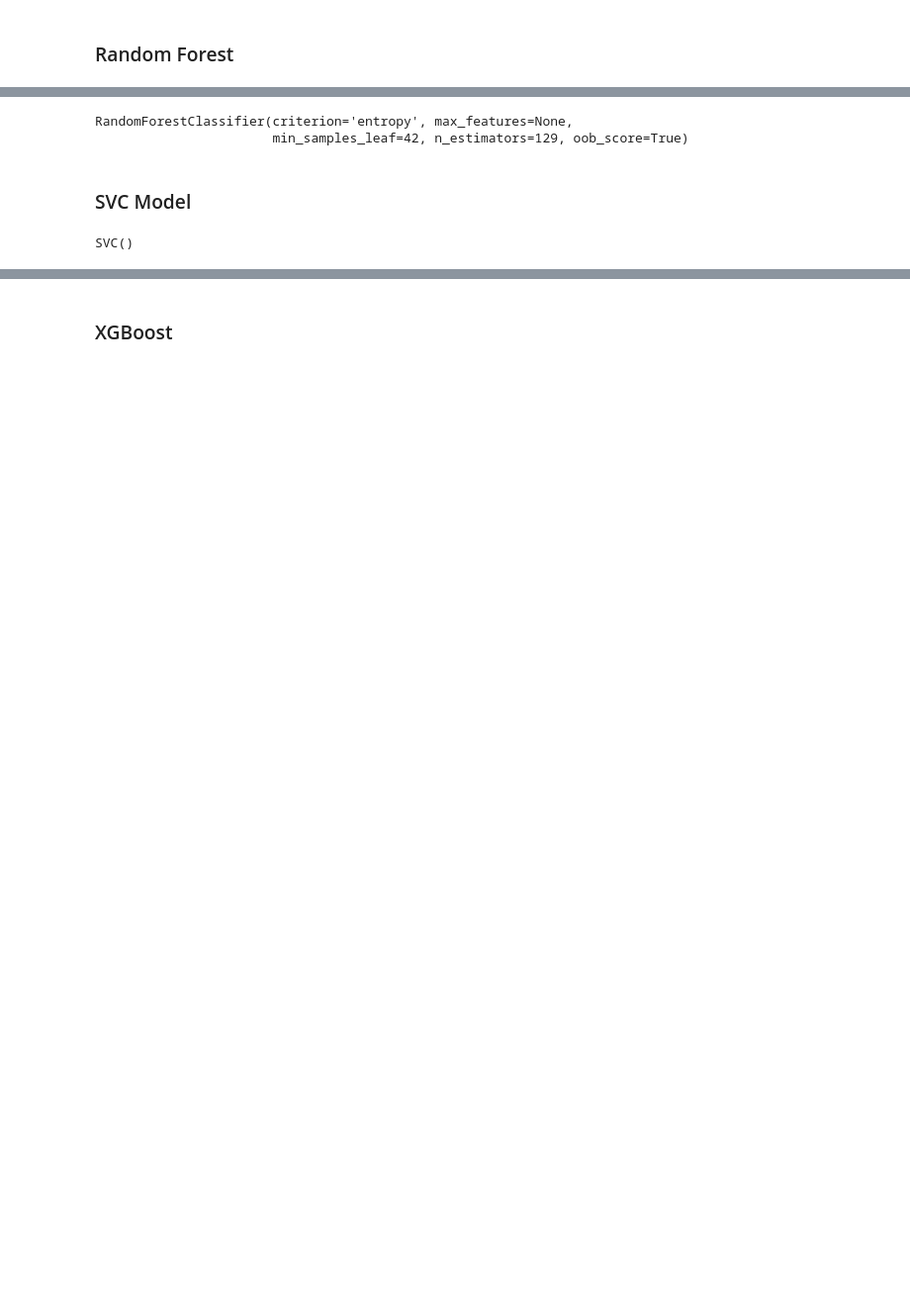
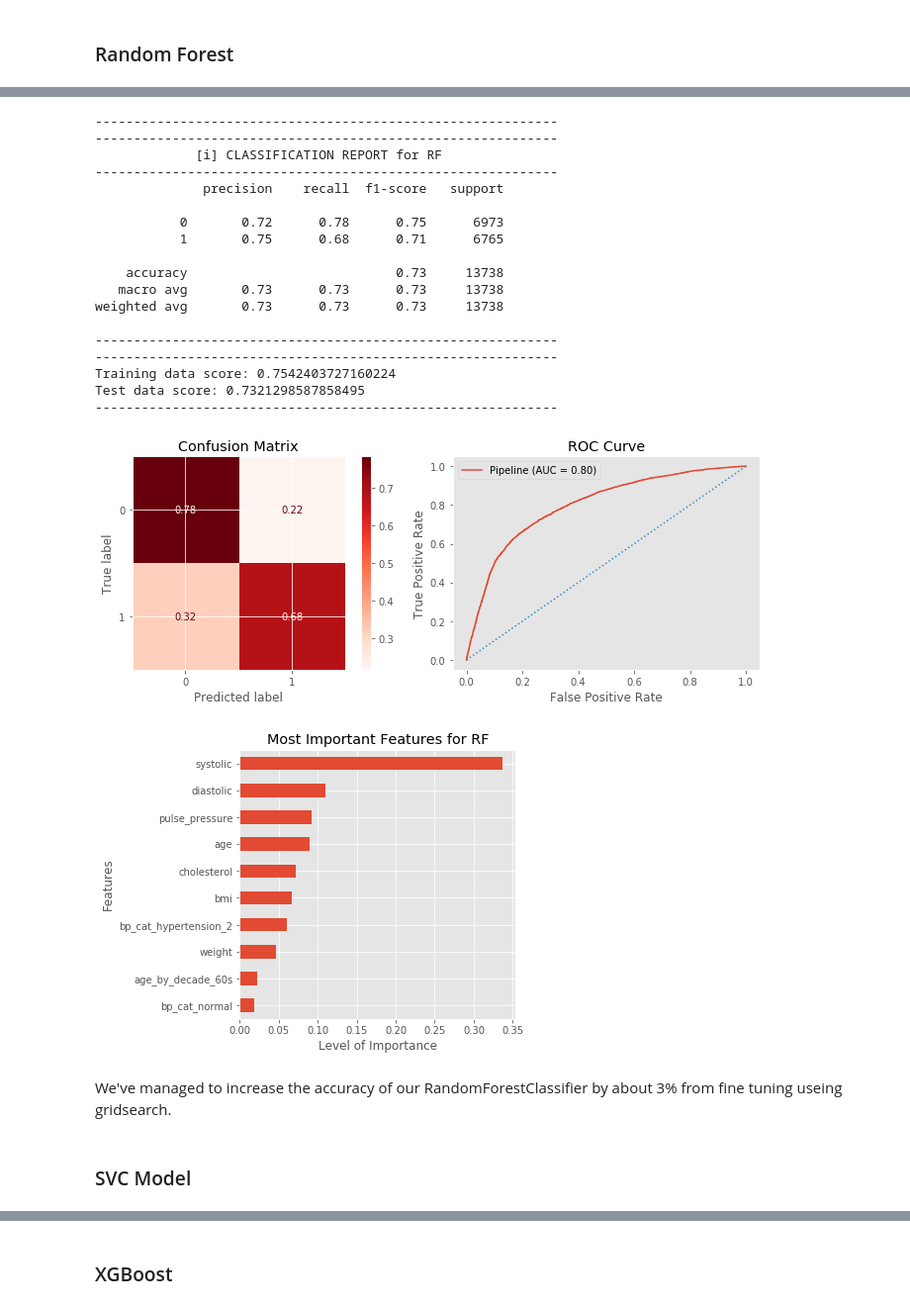
Before and after one commit to Lewis34cs/cvd_factors, a Jupyter notebook: README.ipynb, the cells around one changed output, grey strips where cells are left out. Shown at 99% size. Cells and saved outputs as stored; diff of their text form; code cells hidden in the pictures; blank space fills up the shorter version.

```diff
--- a/README.ipynb
+++ b/README.ipynb
@@ -1101,2 +1152,28 @@ RandomForestClassifier()
+# %%
+def pickling(name, model=None, task='save'):
+    """
+    Definition:
+    Save or load a model using pickle
+
+    Args:
+    name: name you wish to save or load model
+    model: model you want to save
+    task: Specify the type of task you want the function to perform. Can be
+          either 'save' or 'load'
+
+    Returns: model, if task == 'load'
+    """
+    if task == 'save':
+        pickled = name + '.pickle'
+        with open(pickled, 'wb') as f:
+            pickle.dump(model, f, pickle.HIGHEST_PROTOCOL)
+
+    if task == 'load':
+        pickled = name + '.pickle'
+        with open(pickled, 'rb') as f:
+            loaded_model = pickle.load(f)
+        return loaded_model
+# %%
+best_rf = pickling(name='best_rf', task='load')
 # %%
 with sklearn.config_context(display='diagram'):
@@ -1117,3 +1198,0 @@ param_grid = {
-# %%
-best_rf = model_search(multi_pipes['rf'], param_grid, X_train, y_train, X_test, y_test,
-             label='rf', search='random', preprocessed=1, scoring='roc_auc', get_model=1)
@@ -1147,9 +1198,0 @@ with open('best_rf.pickle', 'wb') as f:
-# %%
-# Loading our best RF model
-with open('best-rf.pickle', 'rb') as f:
-    best_rf = pickle.load(f)
-# %%
-best_rf.named_steps['rf']
-# %% [output]
-RandomForestClassifier(criterion='entropy', max_features=None,
-                       min_samples_leaf=42, n_estimators=129, oob_score=True)
@@ -1161,2 +1199,28 @@ RandomForestClassifier(criterion='entropy', max_features=None,
+# %%
+evaluate_classification(best_rf, X_test, y_test, X_train, y_train,
+                       preprocessed=1, label='rf')
+# %% [output]
+------------------------------------------------------------
+------------------------------------------------------------
+             [i] CLASSIFICATION REPORT for RF
+------------------------------------------------------------
+              precision    recall  f1-score   support
+
+           0       0.72      0.78      0.75      6973
+           1       0.75      0.68      0.71      6765
+
+    accuracy                           0.73     13738
+   macro avg       0.73      0.73      0.73     13738
+weighted avg       0.73      0.73      0.73     13738
+
+------------------------------------------------------------
+------------------------------------------------------------
+Training data score: 0.7542403727160224
+Test data score: 0.7321298587858495
+------------------------------------------------------------
+[figure, added]
+[figure, added]
+# %% [markdown]
+We've managed to increase the accuracy of our RandomForestClassifier by about 3% from fine tuning useing gridsearch.
 # %% [markdown]
 ### SVC Model
@@ -1165,5 +1226,0 @@ svm.SVC()
-# %%
-with sklearn.config_context(display='diagram'):
-    display(multi_pipes['svm'].named_steps['svm'])
-# %% [output]
-SVC()
```
Also changed, not shown: parts of 147 cells of this notebook.
